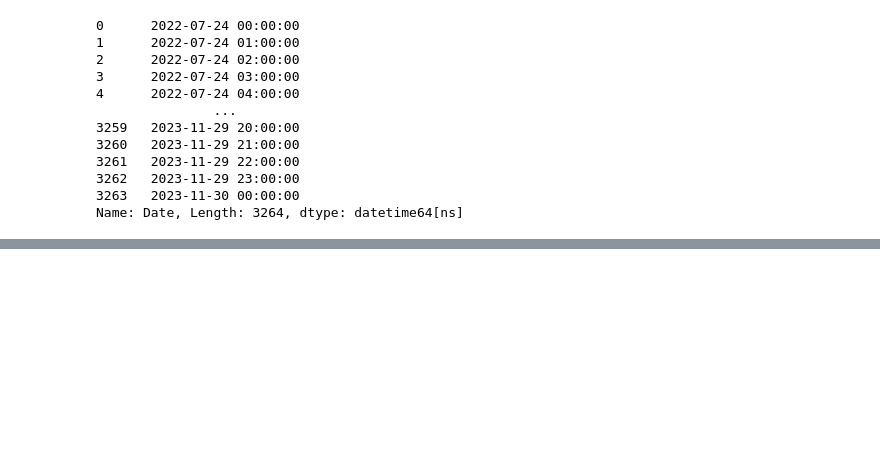
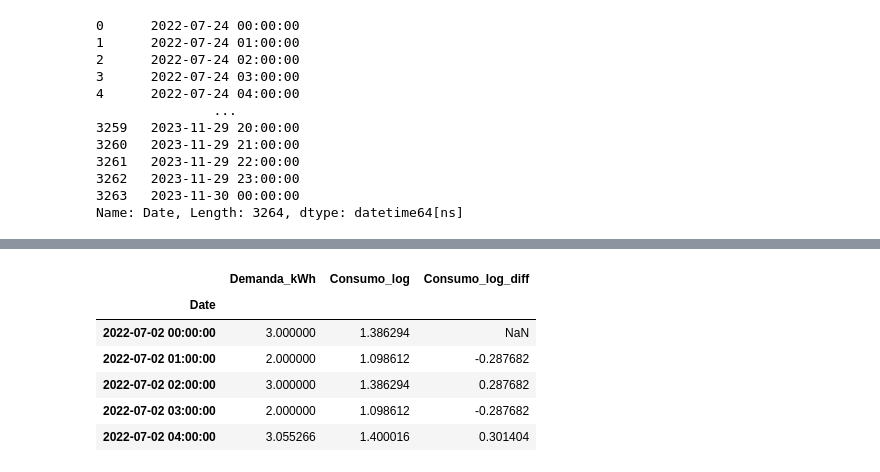
Before and after one commit to AFernandezBenages/WP4, a Jupyter notebook: code/pruebas3.ipynb, the cells around one changed output, grey strips where cells are left out. Saved outputs shown, nothing was run; the diff lists cells and outputs as text; code cells hidden in the pictures; blank space fills up the shorter version.

```diff
--- a/code/pruebas3.ipynb
+++ b/code/pruebas3.ipynb
@@ -336,0 +424,10 @@ MAE: 3.164275919266806, RMSE: 5.230054977484813
+# %%
+df.head()
+# %% [output]
+|  | Demanda_kWh | Consumo_log | Consumo_log_diff |
+| Date |  |  |  |
+| 2022-07-02 00:00:00 | 3.000000 | 1.386294 | NaN |
+| 2022-07-02 01:00:00 | 2.000000 | 1.098612 | -0.287682 |
+| 2022-07-02 02:00:00 | 3.000000 | 1.386294 | 0.287682 |
+| 2022-07-02 03:00:00 | 2.000000 | 1.098612 | -0.287682 |
+| 2022-07-02 04:00:00 | 3.055266 | 1.400016 | 0.301404 |
```
Also changed, not shown: parts of 14 cells of this notebook, 19 other files.
